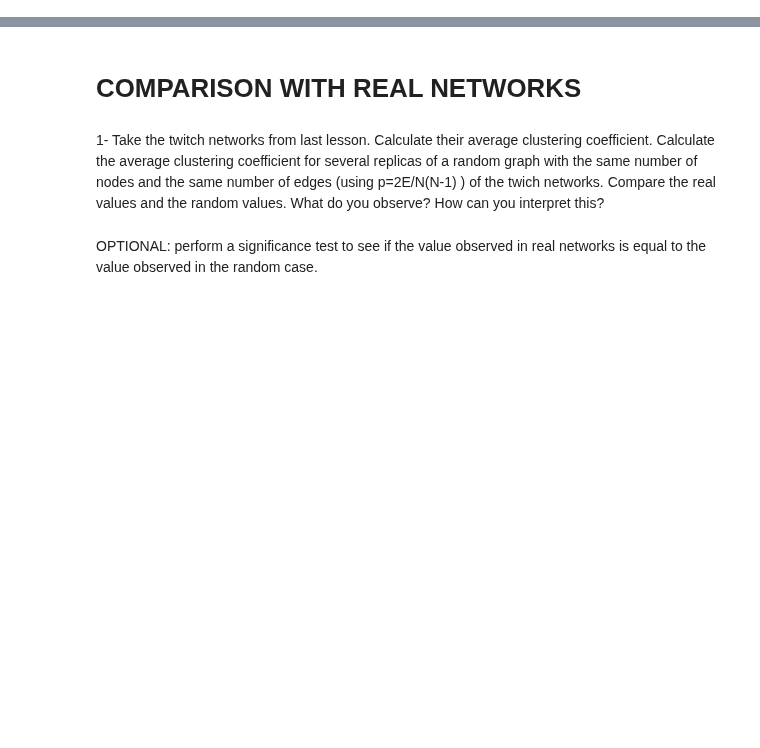
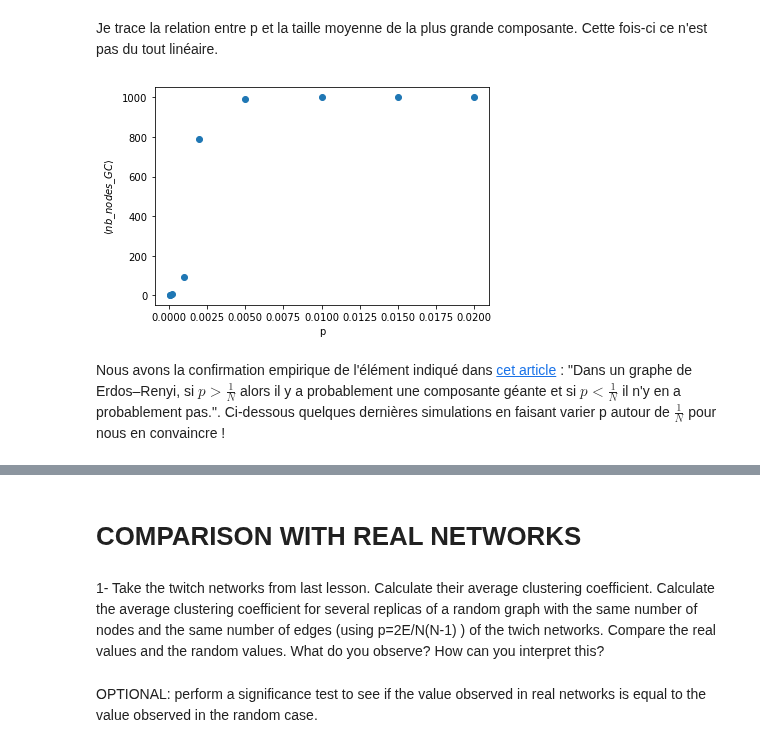
Before and after one commit to ARKEnsae/DM_Analyse_Reseaux, a Jupyter notebook: CC5/Exos_10Mar2021/ex_maison/ex_maison_KA.ipynb, the cells around one changed output, grey strips where cells are left out. Saved outputs shown, nothing was run; the diff lists cells and outputs as text; code cells hidden in the pictures; blank space fills up the shorter version.

```diff
--- a/CC5/Exos_10Mar2021/ex_maison/ex_maison_KA.ipynb
+++ b/CC5/Exos_10Mar2021/ex_maison/ex_maison_KA.ipynb
@@ -13,0 +146,10 @@ Ces exercices portent principalement sur les 2 premiers exercices vus en classe
+# %%
+avG=[]
+for p in pList:
+    thisAverage=[]
+    for G in listGraphs[p]:
+        Gcc = sorted(nx.connected_components(G), key=len, reverse=True)
+        giant_nb_nodes = G.subgraph(Gcc[0]).number_of_nodes()
+        thisAverage.append(giant_nb_nodes)
+    print(p, np.mean(thisAverage))
+    avG.append(np.mean(thisAverage))
@@ -13,0 +166,12 @@ Ces exercices portent principalement sur les 2 premiers exercices vus en classe
+# %% [markdown]
+Je trace la relation entre p et la taille moyenne de la plus grande composante. Cette fois-ci ce n'est pas du tout linéaire.
+# %%
+plt.plot(pList,avG,'o')
+plt.xlabel('p')
+plt.ylabel(r'$\langle nb\_nodes\_GC\rangle$')
+
+plt.show()
+# %% [output]
+[figure, added]
+# %% [markdown]
+Nous avons la confirmation empirique de l'élément indiqué dans [cet article](https://www.quora.com/What-is-the-giant-component-in-graph-theory) : "Dans un graphe de Erdos–Renyi, si $p>\frac{1}{N}$ alors il y a probablement une composante géante et si $p<\frac{1}{N}$ il n'y en a probablement pas.". Ci-dessous quelques dernières simulations en faisant varier p autour de $\frac{1}{N}$ pour nous en convaincre !
```
Also changed, not shown: parts of 29 cells of this notebook.
